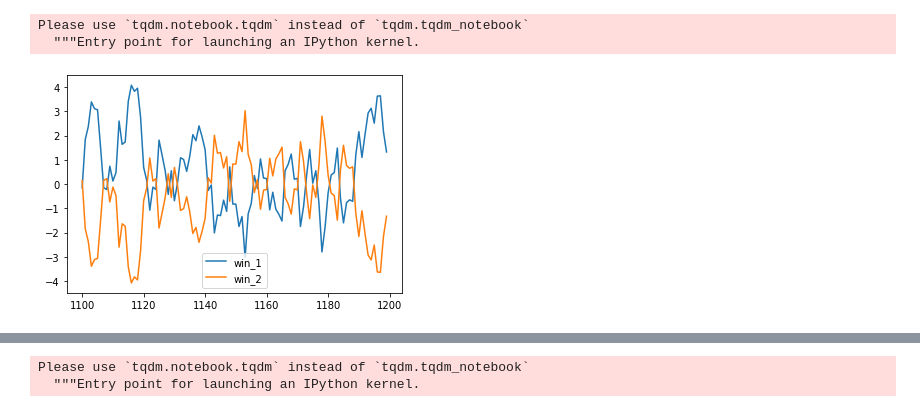
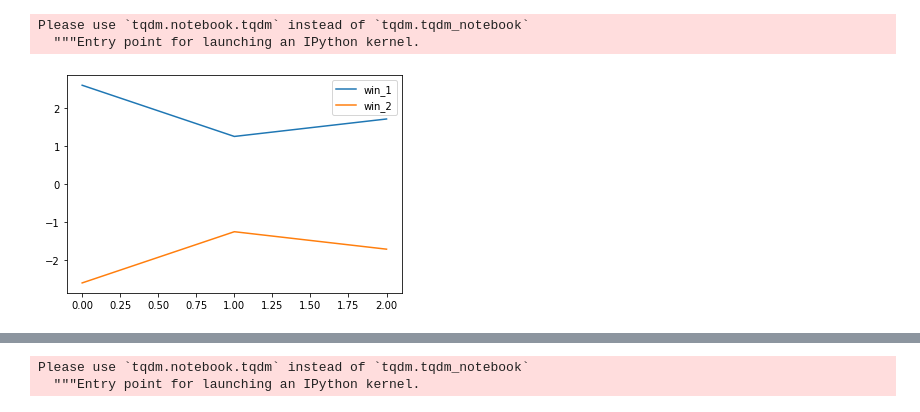
Before and after one commit to M0T0-2020/OthelloGame, a Jupyter notebook: Othello Game-learning-DQN-3.ipynb, the cells around one changed output, grey strips where cells are left out. Drawn from its saved outputs; the diff is of its cells as text; code cells hidden in the pictures.

```diff
--- a/Othello Game-learning-DQN-3.ipynb
+++ b/Othello Game-learning-DQN-3.ipynb
@@ -48,7 +48,7 @@ random_agent = randomAgent()
 greedy_agent = greedyAgent()
 memory = Replay_Memory(100)
 # %%
-for i in tqdm(range(200)):
+for i in tqdm(range(100)):
     if i%8==0:
         dqn_2 = copy.deepcopy(dqn_1)
     for _ in range(1):
@@ -84,12 +84,12 @@ Please use `tqdm.notebook.tqdm` instead of `tqdm.tqdm_notebook`
 # %%
 win_1_df = pd.DataFrame(win_1).rolling(5,min_periods=1).mean()
-plt.plot(win_1_df[-100:], label='win_1')
+plt.plot(win_1_df, label='win_1')
 win_2_df = pd.DataFrame(win_2).rolling(5,min_periods=1).mean()
-plt.plot(win_2_df[-100:], label='win_2')
+plt.plot(win_2_df, label='win_2')
 plt.legend()
 plt.show()
 # %% [output]
-[figure, old version]
+[figure, new version]
 # %%
 loss_df = pd.DataFrame(dqn_1.loss_1_list).rolling(5,min_periods=1).mean()
 plt.plot(loss_df)
```
Also changed, not shown: parts of 11 cells of this notebook, 2 other files.
